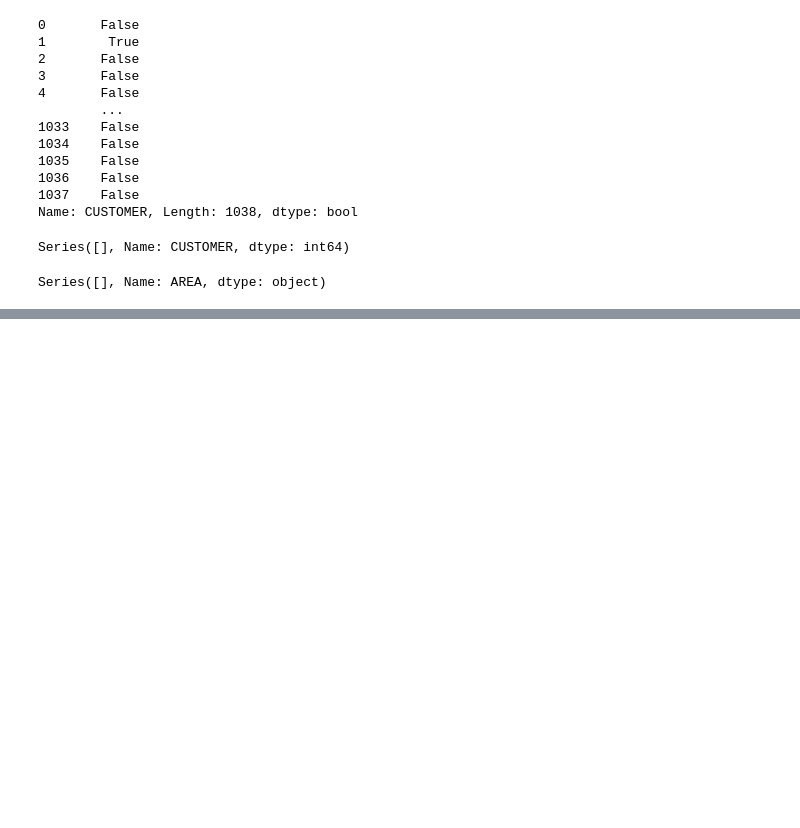
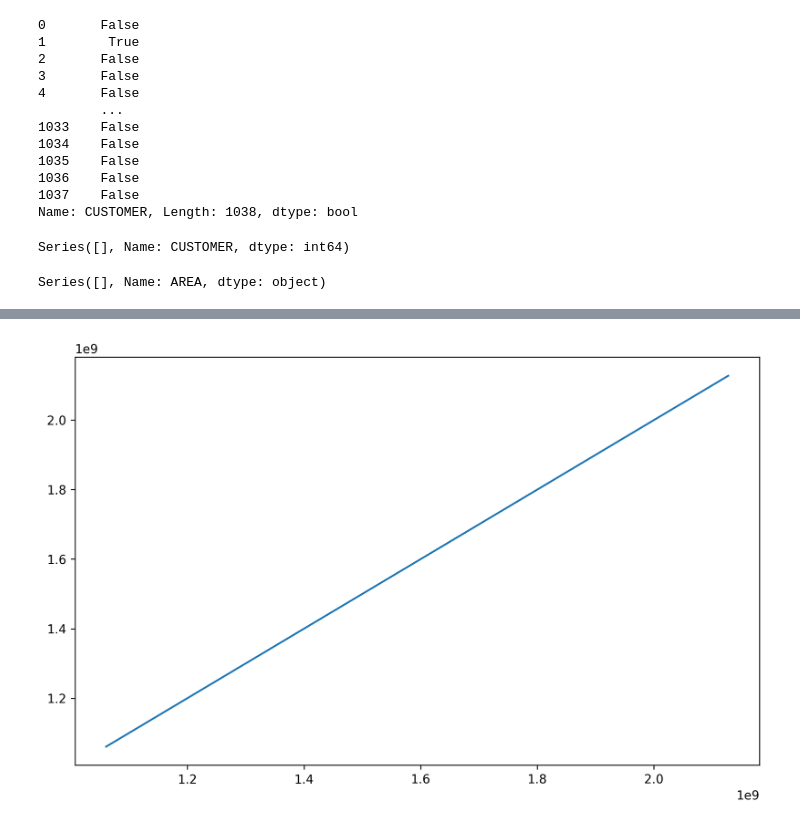
Before and after one commit to nedamaleki/KalmarEnergy, a Jupyter notebook: KalmarEnergy.ipynb, the cells around one changed output, grey strips where cells are left out. Drawn from its saved outputs; the diff is of its cells as text; code cells hidden in the pictures; blank space fills up the shorter version.

```diff
--- a/KalmarEnergy.ipynb
+++ b/KalmarEnergy.ipynb
@@ -314,0 +350,3 @@ Name: AREA, dtype: object [<__main__.Date_hour object at 0x...>]
+# %%
+# fill dataframe with one row per object, one attribute per column
+df_structured_customers = pd.DataFrame([c.__dict__ for c in customer_list ])
@@ -314,0 +369,6 @@ Name: AREA, dtype: object [<__main__.Date_hour object at 0x...>]
+# %%
+plt.figure(figsize = (10,6), dpi = 300)
+plt.plot(df_structured_customers['cust_id'], df_structured_customers['cust_id'])
+plt.show()
+# %% [output]
+[figure, added]
```
Also changed, not shown: parts of 5 cells of this notebook.
